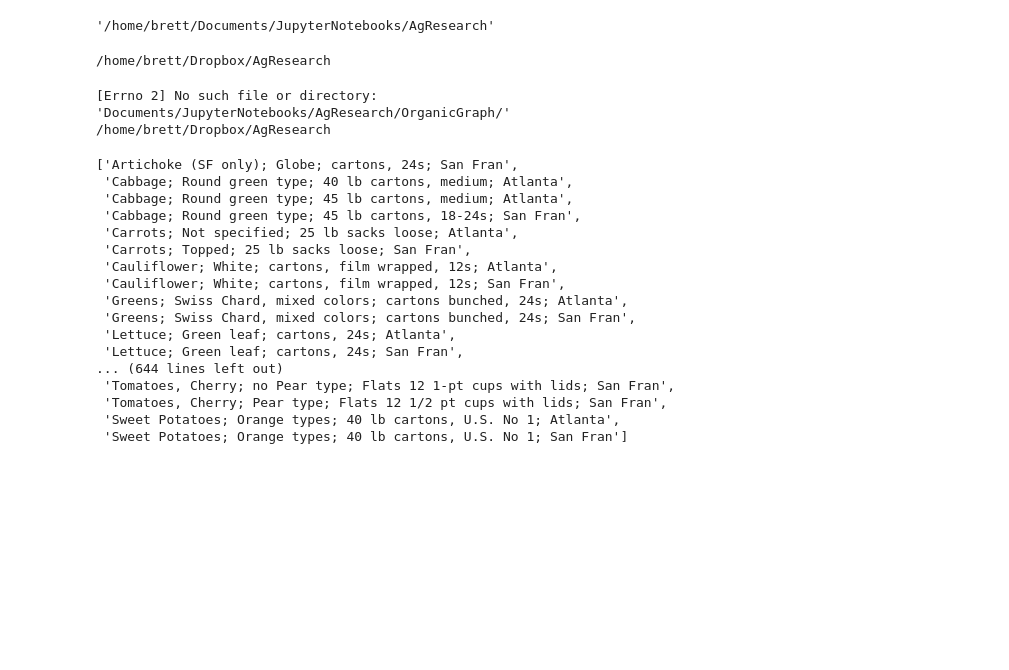
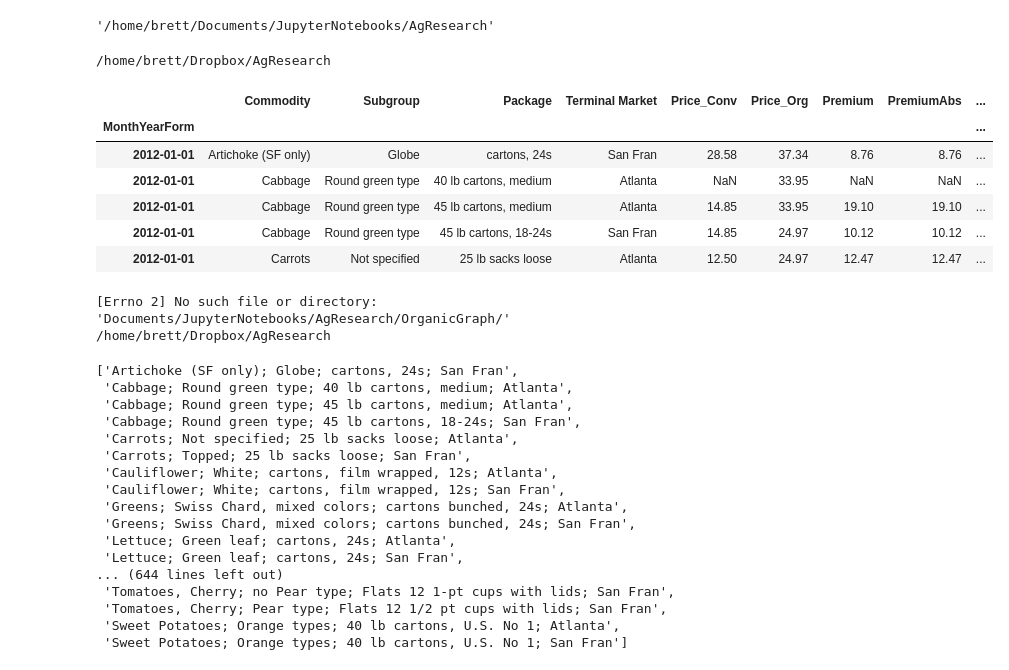
Before and after one commit to brudder003/AgResearch, a Jupyter notebook: OrganicsGraphLoadData.ipynb, the cells around one changed output. Drawn from its saved outputs; the diff is of its cells as text; code cells hidden in the pictures; blank space fills up the shorter version.

```diff
--- a/OrganicsGraphLoadData.ipynb
+++ b/OrganicsGraphLoadData.ipynb
@@ -93,6 +118,16 @@ Ags['Terminal Market'] = Ags['Terminal Market'].fillna('NaN')
 # %%
 #make a unique variable so convert to list to be used in the dropdown for the graph
 Ags['Uniquely'] = Ags.Commodity + "; " + Ags.Subgroup + "; " + Ags.Package+ "; " + Ags['Terminal Market']
+# %%
+Ags.head()
+# %% [output]
+|  | Commodity | Subgroup | Package | Terminal Market | Price_Conv | Price_Org | Premium | PremiumAbs | ... |
+| MonthYearForm |  |  |  |  |  |  |  |  | ... |
+| 2012-01-01 | Artichoke (SF only) | Globe | cartons, 24s | San Fran | 28.58 | 37.34 | 8.76 | 8.76 | ... |
+| 2012-01-01 | Cabbage | Round green type | 40 lb cartons, medium | Atlanta | NaN | 33.95 | NaN | NaN | ... |
+| 2012-01-01 | Cabbage | Round green type | 45 lb cartons, medium | Atlanta | 14.85 | 33.95 | 19.10 | 19.10 | ... |
+| 2012-01-01 | Cabbage | Round green type | 45 lb cartons, 18-24s | San Fran | 14.85 | 24.97 | 10.12 | 10.12 | ... |
+| 2012-01-01 | Carrots | Not specified | 25 lb sacks loose | Atlanta | 12.50 | 24.97 | 12.47 | 12.47 | ... |
 # %%
 ulist = Ags.Uniquely.tolist()
 # %%
```
Also changed, not shown: parts of 5 cells of this notebook, 5 other files.
